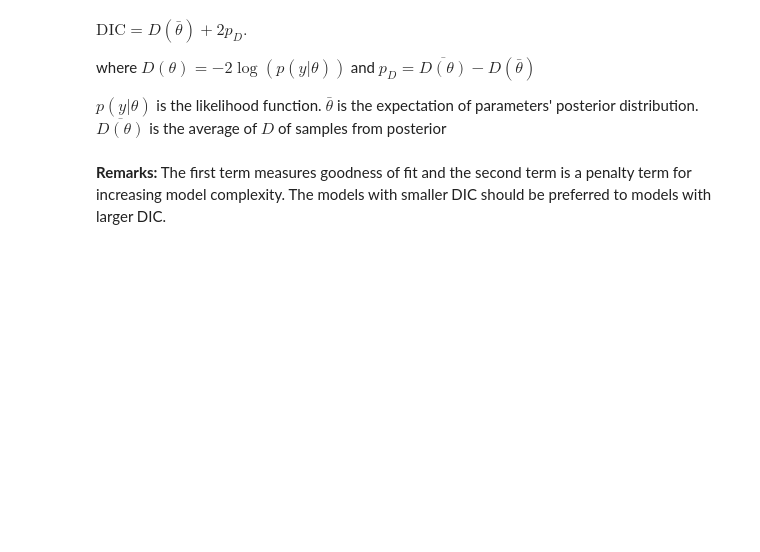
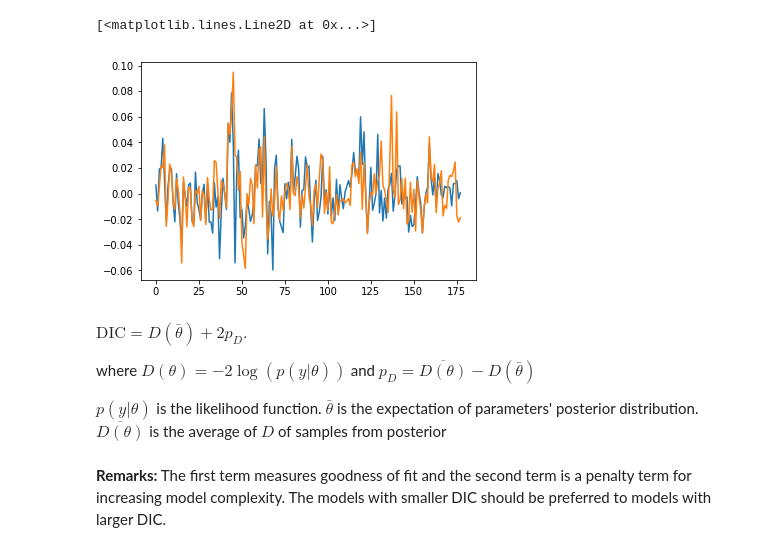
Before and after one commit to nathansiae/stochastic_volatility, a Jupyter notebook: bivariate_sv.ipynb, the cells around one changed output. Drawn from its saved outputs; the diff is of its cells as text; code cells hidden in the pictures; blank space fills up the shorter version.

Commit message:
Modification mineure : utilisation des lots-returns

```diff
--- a/bivariate_sv.ipynb
+++ b/bivariate_sv.ipynb
@@ -29,3 +33,10 @@ data_2d = raw_data[["EUR/USD","GBP/USD"]].values
+# %%
+#compute log returns
+data_2d = np.zeros(shape=(data.shape[0]-1,data.shape[1]))
+
+for i in range(data.shape[0]-1):
+    data_2d[i,0] = np.log(data[i+1,0]/data[i,0])
+    data_2d[i,1] = np.log(data[i+1,1]/data[i,1])
 # %%
 data_2d.shape
 # %% [output]
@@ -35,3 +51,10 @@ data_2d.shape
+# %%
+#plot log returns
+plt.plot(data_2d[:,0])
+plt.plot(data_2d[:,1])
+# %% [output]
+[<matplotlib.lines.Line2D at 0x...>]
+[figure, added]
 # %% [markdown]
 $\mathrm {DIC} =D({\bar {\theta }})+2p_{D}.$
 
```
Also changed, not shown: parts of 6 cells of this notebook.
